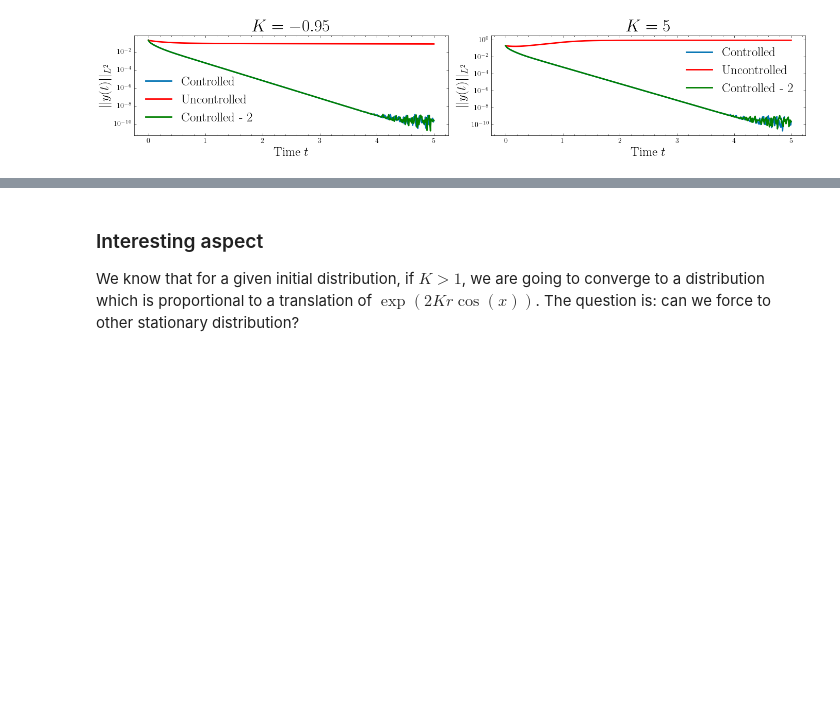
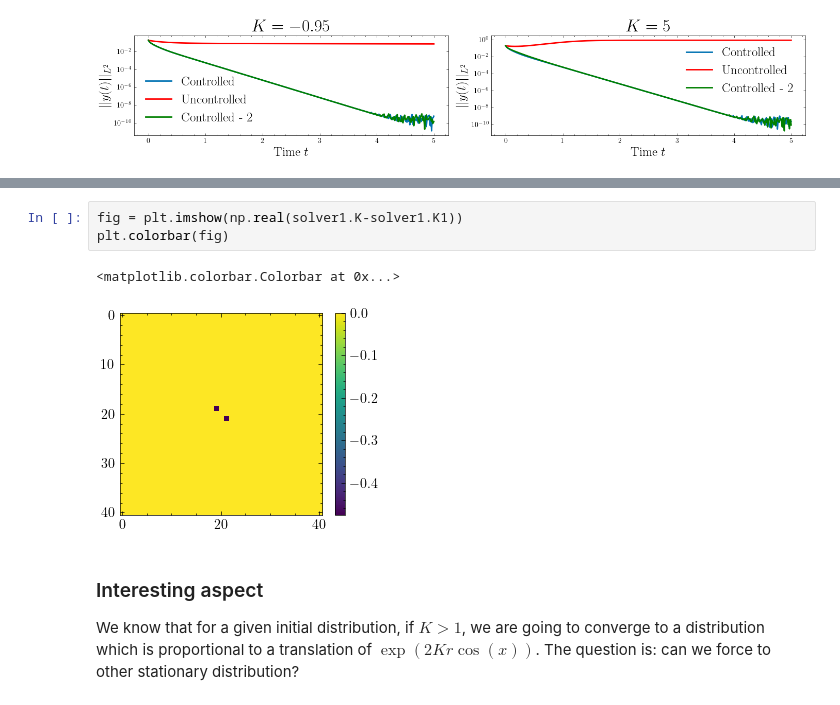
Before and after one commit to lucasmoschen/mckean-vlasov, a Jupyter notebook: codes/plotting.ipynb, the cells around one changed output, grey strips where cells are left out. Drawn from its saved outputs; the diff is of its cells as text; blank space fills up the shorter version.

```diff
--- a/codes/plotting.ipynb
+++ b/codes/plotting.ipynb
@@ -553,3 +583,9 @@ plt.show()
+# %%
+fig = plt.imshow(np.real(solver1.K-solver1.K1))
+plt.colorbar(fig)
+# %% [output]
+<matplotlib.colorbar.Colorbar at 0x...>
+[figure, added]
 # %% [markdown]
 ### Interesting aspect
 
```
Also changed, not shown: parts of 18 cells of this notebook, 3 other files.
